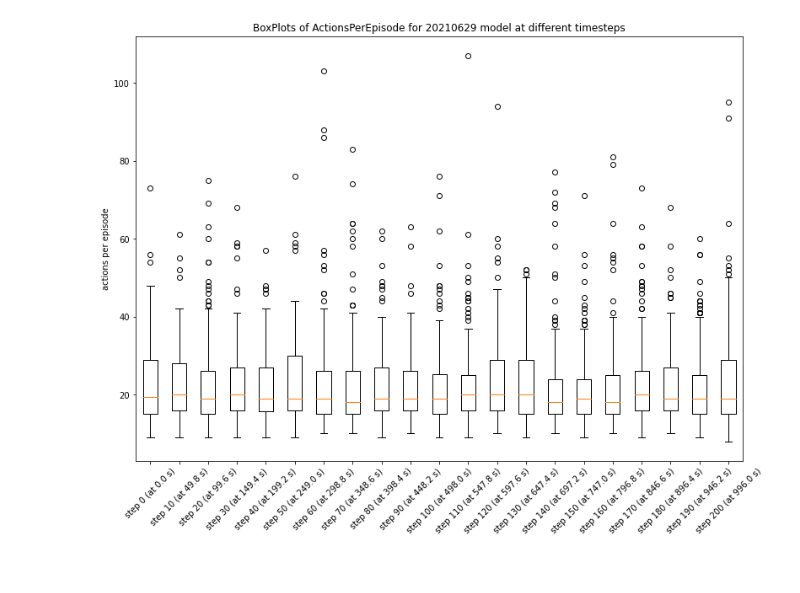
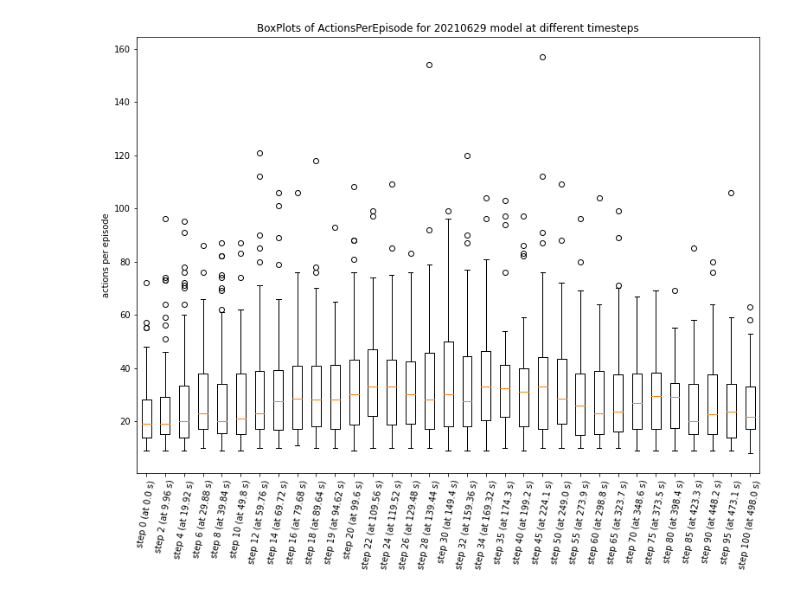
Before and after one commit to NathanKlineInstitute/netpyne-STDP, a Jupyter notebook: notebooks/evaluate.ipynb, the cells around one changed output. Saved outputs shown, nothing was run; the diff lists cells and outputs as text; code cells hidden in the pictures.

```diff
--- a/notebooks/evaluate.ipynb
+++ b/notebooks/evaluate.ipynb
@@ -1,7 +1,7 @@
 # %%
 import os
 
-WDIR = '/Users/danielhasegan/workspace/netpyne-project/results/20210629'
+WDIR = '/Users/danielhasegan/workspace/netpyne-project/results/20210629-longrun'
 
 evaluations = [(os.path.join(WDIR, fname), int(fname.replace('evaluation_', ''))) for fname in os.listdir(WDIR) if fname.startswith('evaluation_')]
 # %%
@@ -9,8 +9,9 @@ import csv
 
 results = {}
 for eval_dir, eval_ts in evaluations:
-    with open(os.path.join(eval_dir, 'ActionsPerEpisode.txt')) as f:
-        results[eval_ts] = [int(float(eps)) for _,eps in csv.reader(f, delimiter='\t')]
+    if os.path.isfile(os.path.join(eval_dir, 'ActionsPerEpisode.txt')):
+        with open(os.path.join(eval_dir, 'ActionsPerEpisode.txt')) as f:
+            results[eval_ts] = [int(float(eps)) for _,eps in csv.reader(f, delimiter='\t')]
 # %%
 import pickle as pkl
 
@@ -30,23 +31,23 @@ data = [v for k,v in sorted_results]
 # %%
 import matplotlib.pyplot as plt
 
 fig = plt.figure(figsize =(10, 7))
 
 # Creating axes instance
 ax = fig.add_axes([0, 0, 1, 1])
 
 # Creating plot
 bp = ax.boxplot(data)
 
 ax.set_xticklabels(
     ['step {} (at {} s)'.format(l, round(ts[l] / 1000, 4)) for l in labels],
-    rotation = 45)
+    rotation = 80)
 
 ax.set_ylabel('actions per episode')
 
 ax.set_title('BoxPlots of ActionsPerEpisode for 20210629 model at different timesteps')
 
 # show plot
 plt.show()
 # %% [output]
-[figure, old version]
+[figure, new version]
```
Also changed, not shown: parts of 6 cells of this notebook, 3 other files.
